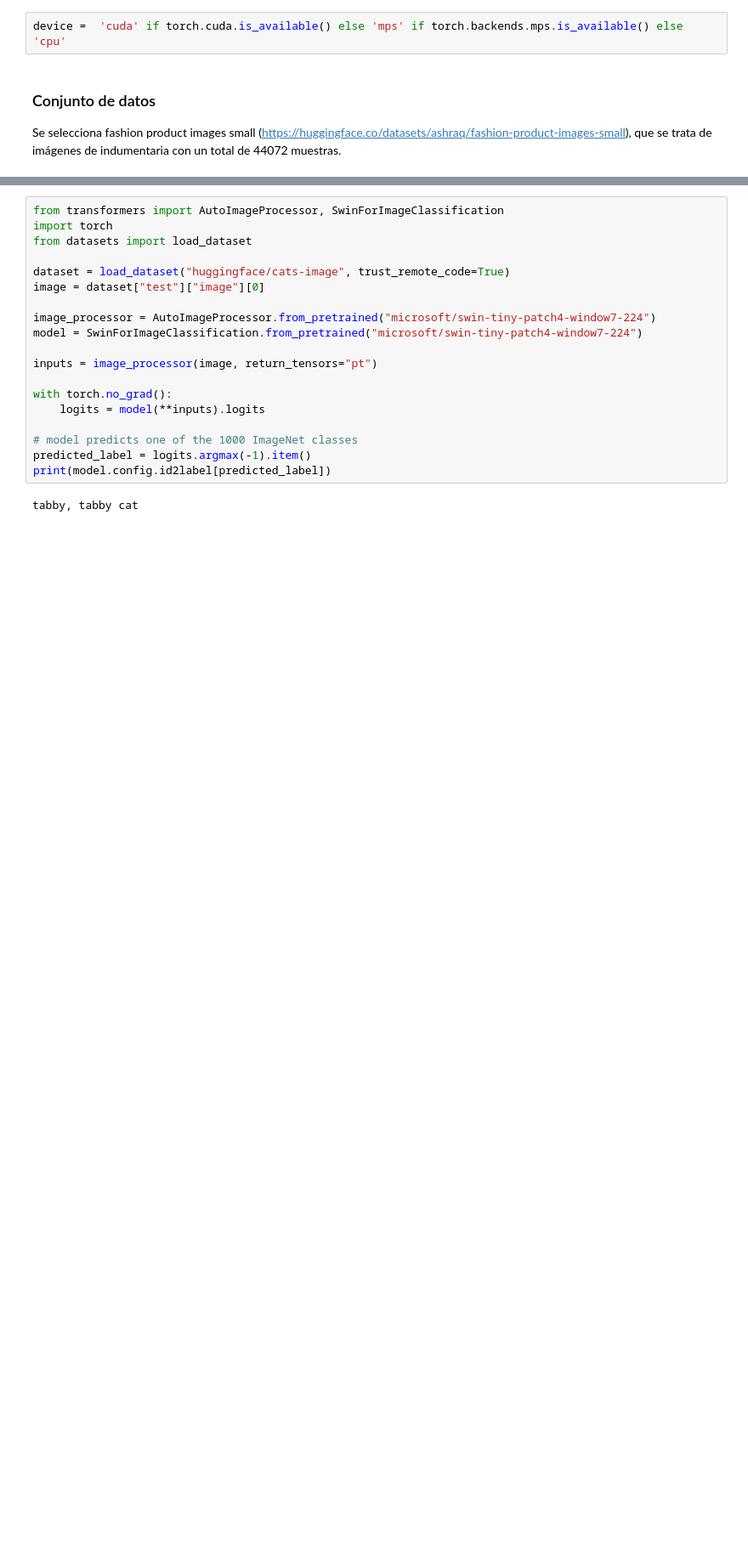
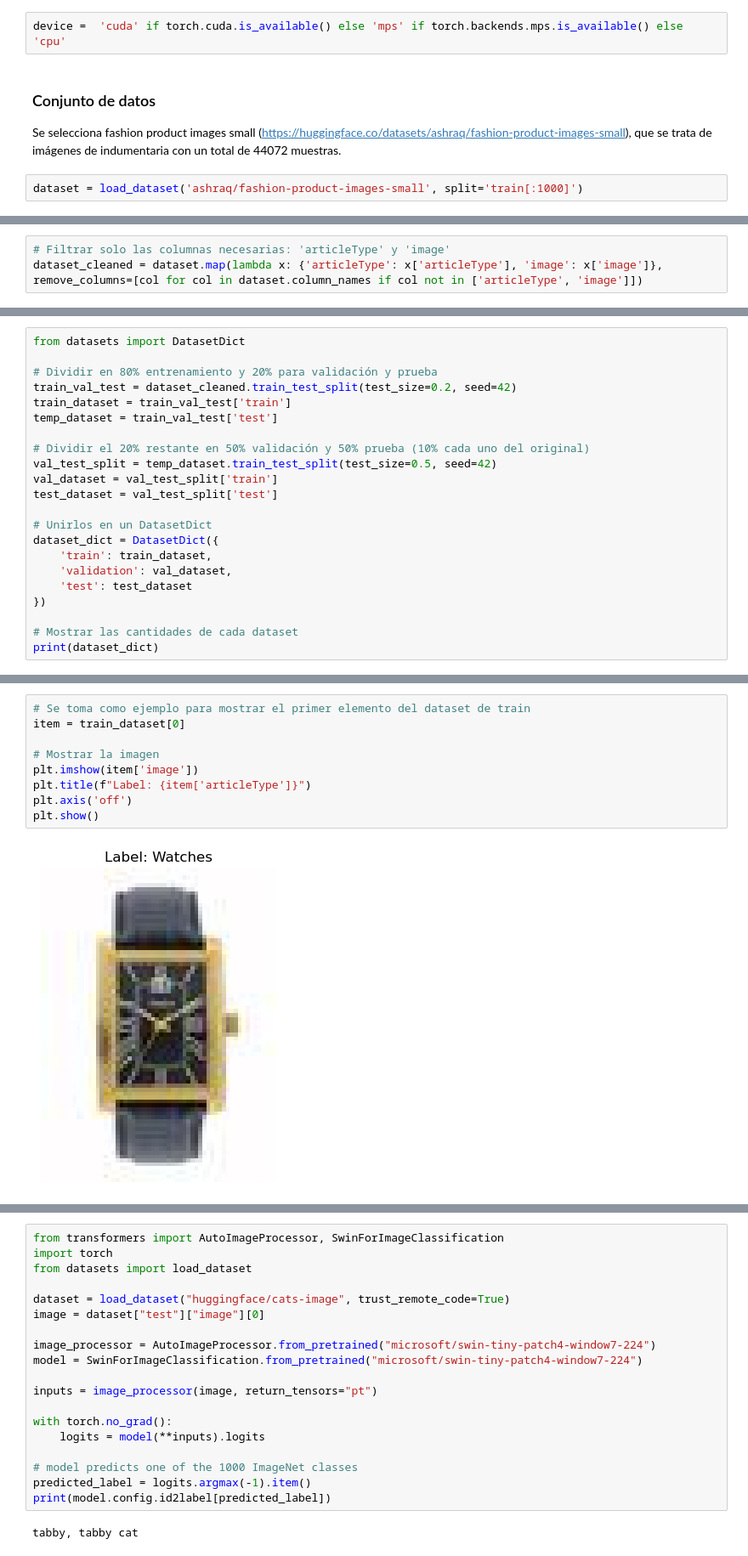
Before and after one commit to Vic-bit/CEIA-ViT, a Jupyter notebook: TrabajosPracticos/TP3/TP3_Silva.ipynb, the cells around one changed output, grey strips where cells are left out. Shown at 85% size. Drawn from its saved outputs; the diff is of its cells as text; blank space fills up the shorter version.

```diff
--- a/TrabajosPracticos/TP3/TP3_Silva.ipynb
+++ b/TrabajosPracticos/TP3/TP3_Silva.ipynb
@@ -331,3 +332,5 @@ device =  'cuda' if torch.cuda.is_available() else 'mps' if torch.backends.mps.i
 ### Conjunto de datos
 
 Se selecciona fashion product images small (https://huggingface.co/datasets/ashraq/fashion-product-images-small), que se trata de imágenes de indumentaria con un total de 44072 muestras.
+# %%
+dataset = load_dataset('ashraq/fashion-product-images-small', split='train[:1000]')
@@ -333,0 +359,3 @@ Se selecciona fashion product images small (https://huggingface.co/datasets/ashr
+# %%
+# Filtrar solo las columnas necesarias: 'articleType' y 'image'
+dataset_cleaned = dataset.map(lambda x: {'articleType': x['articleType'], 'image': x['image']}, remove_columns=[col for col in dataset.column_names if col not in ['articleType', 'image']])
@@ -333,0 +398,22 @@ Se selecciona fashion product images small (https://huggingface.co/datasets/ashr
+# %%
+from datasets import DatasetDict
+
+# Dividir en 80% entrenamiento y 20% para validación y prueba
+train_val_test = dataset_cleaned.train_test_split(test_size=0.2, seed=42)
+train_dataset = train_val_test['train']
+temp_dataset = train_val_test['test']
+
+# Dividir el 20% restante en 50% validación y 50% prueba (10% cada uno del original)
+val_test_split = temp_dataset.train_test_split(test_size=0.5, seed=42)
+val_dataset = val_test_split['train']
+test_dataset = val_test_split['test']
+
+# Unirlos en un DatasetDict
+dataset_dict = DatasetDict({
+    'train': train_dataset,
+    'validation': val_dataset,
+    'test': test_dataset
+})
+
+# Mostrar las cantidades de cada dataset
+print(dataset_dict)
@@ -333,0 +440,11 @@ Se selecciona fashion product images small (https://huggingface.co/datasets/ashr
+# %%
+# Se toma como ejemplo para mostrar el primer elemento del dataset de train
+item = train_dataset[0]
+
+# Mostrar la imagen
+plt.imshow(item['image'])
+plt.title(f"Label: {item['articleType']}")
+plt.axis('off')
+plt.show()
+# %% [output]
+[figure, added]
```
Also changed, not shown: parts of 38 cells of this notebook.
